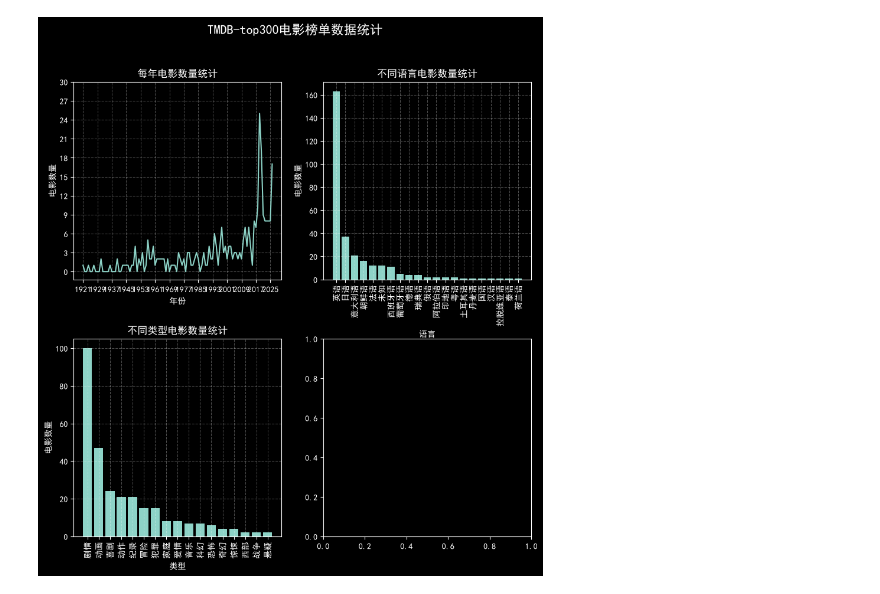
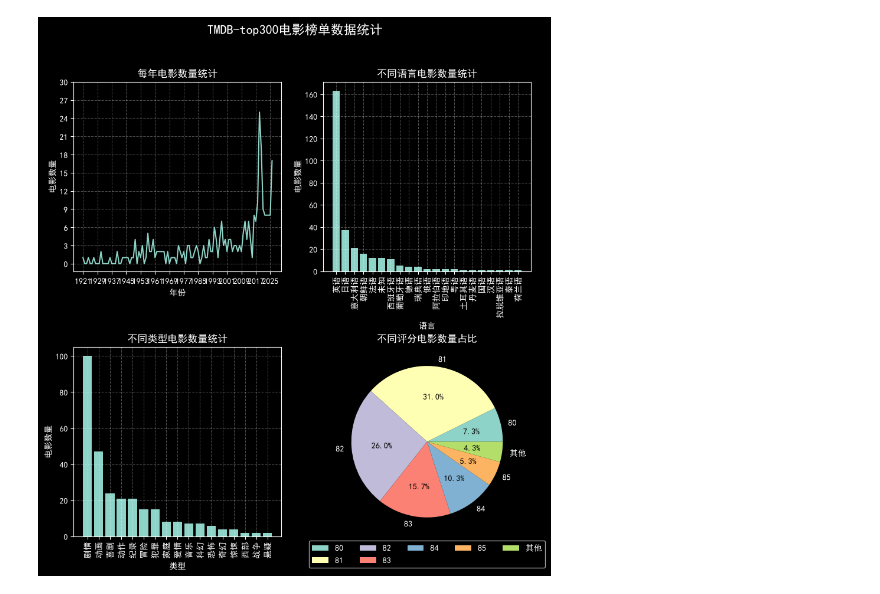
Before and after one commit to CloudMaker-cyber/python-ai, a Jupyter notebook: crawler/TMDB-top300电影榜单分析.ipynb, the cells around one changed output. Saved outputs shown, nothing was run; the diff lists cells and outputs as text; code cells hidden in the pictures.

```diff
--- a/crawler/TMDB-top300电影榜单分析.ipynb
+++ b/crawler/TMDB-top300电影榜单分析.ipynb
@@ -7,7 +7,7 @@ plt.rcParams['font.sans-serif'] = ['SimHei']
 #创建子图
 fig, axes = plt.subplots(nrows=2, ncols=2, figsize=(10, 10))
 fig.suptitle('TMDB-top300电影榜单数据统计', fontsize=16, fontweight='bold')
-fig.subplots_adjust(hspace=0.3, wspace=0.2)
+fig.subplots_adjust(hspace=0.4, wspace=0.2)
 
 #获取子图
 axes1 = axes[0, 0]
@@ -71,31 +71,60 @@ df.loc[df['语言'] == 'Cantonese', '语言'] = '粤语'   # 统一中文命名
 #2.2获取不同语言电影数量
 language_count = df.groupby('语言')['语言'].count().sort_values(ascending=False)
 #print(language_count)
 #绘制柱状图
 axes2.bar(language_count.index, language_count.values)
 
 axes2.set_xlabel('语言')
 axes2.set_ylabel('电影数量')
 axes2.set_title('不同语言电影数量统计')
 axes2.grid(linestyle='--',alpha = 0.3)
 axes2.tick_params(axis='x', rotation=90)
 
 #3.柱状图统计不同类型电影数量，一部电影的类型可能有多个
 type_count = {}
 for types in df['类型'].dropna().str.split(','):
     for type in types:
         if type in type_count:
             type_count[type] += 1
         else:
             type_count[type] = 1
 type_count = dict(sorted(type_count.items(), key=lambda x: x[1], reverse=True))
 #绘制柱状图
 axes3.bar(type_count.keys(), type_count.values())
 
 axes3.set_xlabel('类型')
 axes3.set_ylabel('电影数量')
 axes3.set_title('不同类型电影数量统计')
 axes3.grid(linestyle='--',alpha = 0.3)
 axes3.tick_params(axis='x', rotation=90)
+
+#饼状图展示不同评分电影数量占比
+#1.统计数量
+scores_count = df.groupby('评分')['评分'].count()
+
+#2.合并小数据
+total = scores_count.sum()
+large_scores: pd.Series = scores_count.loc[scores_count > total * 0.02]
+small_scores:pd.Series = scores_count.loc[scores_count <= total * 0.02]
+large_scores['其他'] = small_scores.sum()
+
+scores = large_scores.index.tolist()
+counts = large_scores.values.tolist()
+#3.绘制饼状图,和百分数的颜色
+patches, texts, autotexts = axes4.pie(
+    counts,
+    labels=scores,
+    autopct='%1.1f%%',
+)
+
+for at in autotexts:                    # autotexts 才是百分数文本对象
+    at.set_color('black')
+    at.set_fontsize(10)
+axes4.set_title('不同评分电影数量占比')
+axes4.legend(scores, loc='upper center', ncol=5, bbox_to_anchor=(0.5, 0))
+
+#4.保存图片
+plt.savefig('csv_data/TMDB-top300电影榜单数据统计.png')
+plt.show()
 # %% [output]
-[figure, old version]
+[figure, new version]
```
Also changed, not shown: 2 other files.
